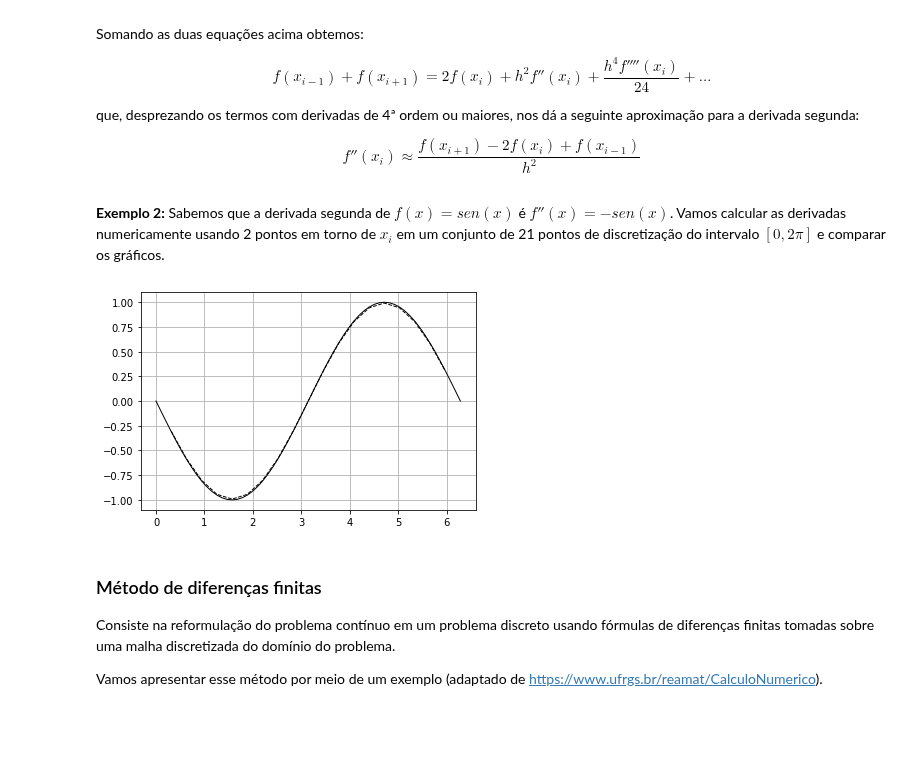
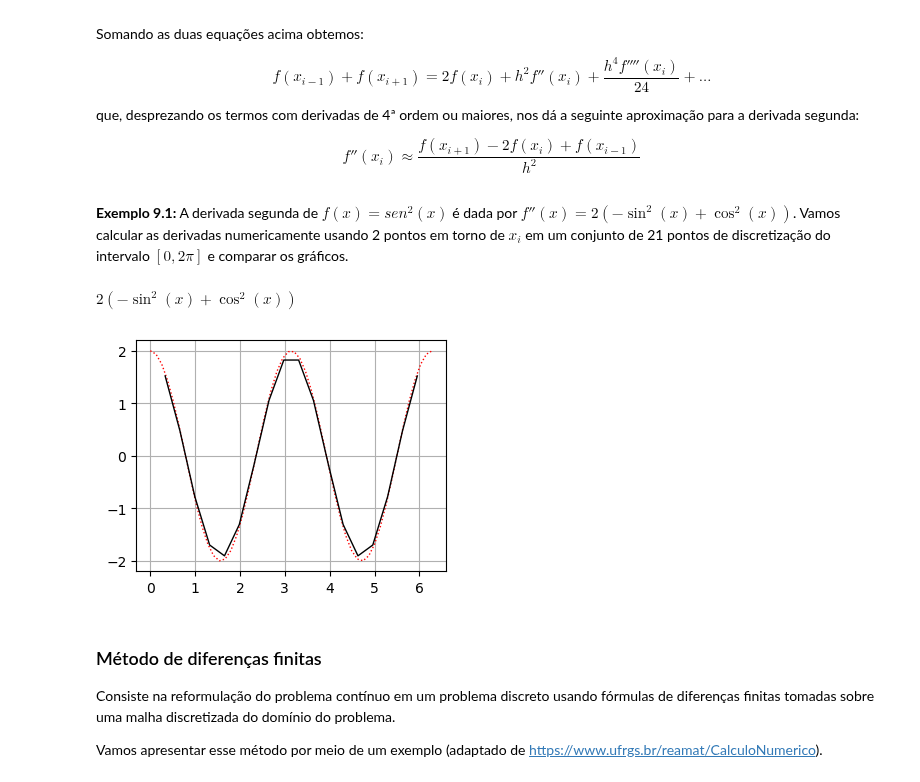
Before and after one commit to tiagoburiol/MatComp_III, a Jupyter notebook: Notebook 09 - Diferenças finitas para EDOs de 2ª ordem/09_EDOs_2a_ordem_diferencas_finitas.ipynb, the cells around one changed output. Cells and saved outputs as stored; diff of their text form; code cells hidden in the pictures; blank space fills up the shorter version.

```diff
--- a/Notebook 09 - Diferenças finitas para EDOs de 2ª ordem/09_EDOs_2a_ordem_diferencas_finitas.ipynb
+++ b/Notebook 09 - Diferenças finitas para EDOs de 2ª ordem/09_EDOs_2a_ordem_diferencas_finitas.ipynb
@@ -54,25 +53,33 @@ segunda:
 
 $$ f''(x_i) \approx \frac{f(x_{i+1}) - 2f(x_i) + f(x_{i-1})}{h^2}$$
 # %% [markdown]
-**Exemplo 2:** Sabemos que a derivada segunda de $f(x)=sen(x)$ é $f''(x)=-sen(x)$. Vamos calcular as derivadas numericamente usando 2 pontos em torno de $x_i$  em um conjunto de 21 pontos de discretização do intervalo $[0, 2\pi]$ e comparar os gráficos.
+**Exemplo 9.1:** A derivada segunda de $f(x)=sen^2(x)$ é dada por $f''(x)=2\left(-\sin ^2(x)+\cos ^2(x)\right)$. Vamos calcular as derivadas numericamente usando 2 pontos em torno de $x_i$  em um conjunto de 21 pontos de discretização do intervalo $[0, 2\pi]$ e comparar os gráficos.
+# %%
+import sympy as sp
+x = sp.symbols('x')
+(sp.sin(x)**2).diff(x,x)
+# %% [output]
+$\displaystyle 2 \left(- \sin^{2}{\left(x \right)} + \cos^{2}{\left(x \right)}\right)$
+# %%
+import numpy as np
+import matplotlib.pyplot as plt
+plt.rcParams['figure.figsize']=(4,3)
 # %%
-# criando uma lista de pontos para o gráfico de cos(x)
-x = np.linspace(0, 2*np.pi, 61)
-cosx = np.cos(x)
+# criando uma lista de pontos para o gráfico
+x = np.linspace(0, 2*np.pi, 50)
 
-xi = np.linspace(0, 2*np.pi, 21)
+xi = np.linspace(0, 2*np.pi, 20)
 h=(xi[-1]-xi[0])/(len(xi)-1)
-f = lambda x: np.sin(x)
+f = lambda x: np.sin(x)*np.sin(x)
 
 # calculando as derivadas 2ªs numéricas com 2 pontos
 dxi2 = (f(xi[2:])-2*f(xi[1:-1])+f(xi[0:-2]))/(h**2)
 
-plt.plot(x,-np.sin(x), '-',
-         xi[1:-1], dxi2, '--',
-         color='k', linewidth=1)
+plt.plot(x,2*(-np.sin(x)**2+np.cos(x)**2), ':',color='r', linewidth=1)
+plt.plot(xi[1:-1], dxi2, '-', color='k', linewidth=1)
 plt.grid()
 # %% [output]
-[figure, old version]
+[figure, new version]
 # %% [markdown]
 ### Método de diferenças finitas
 
```
